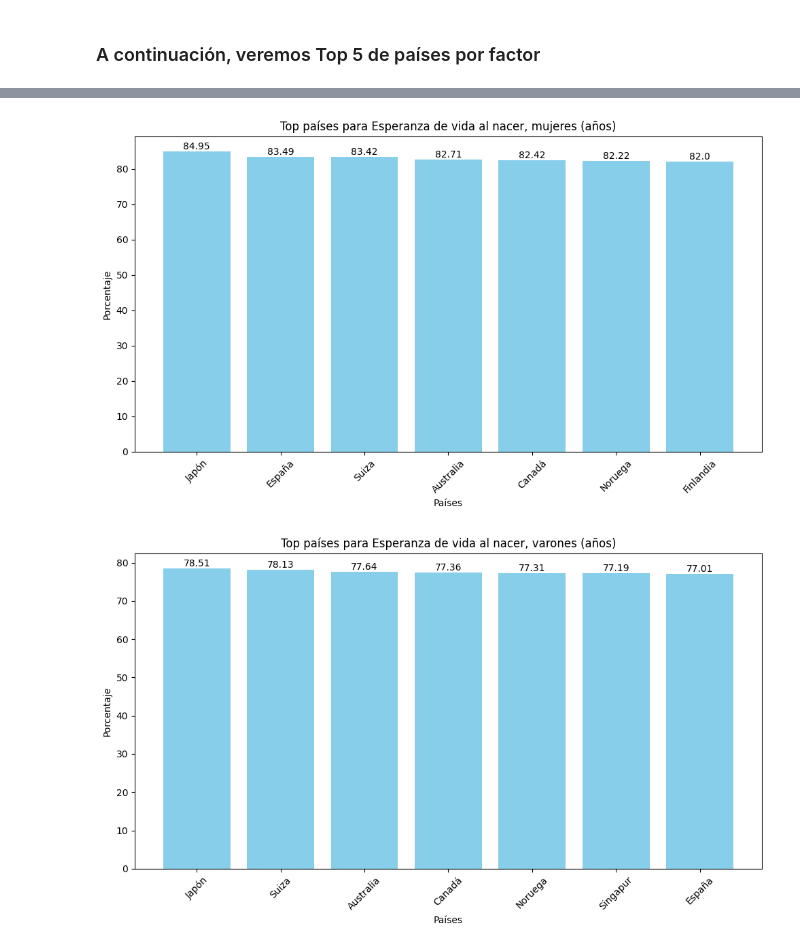
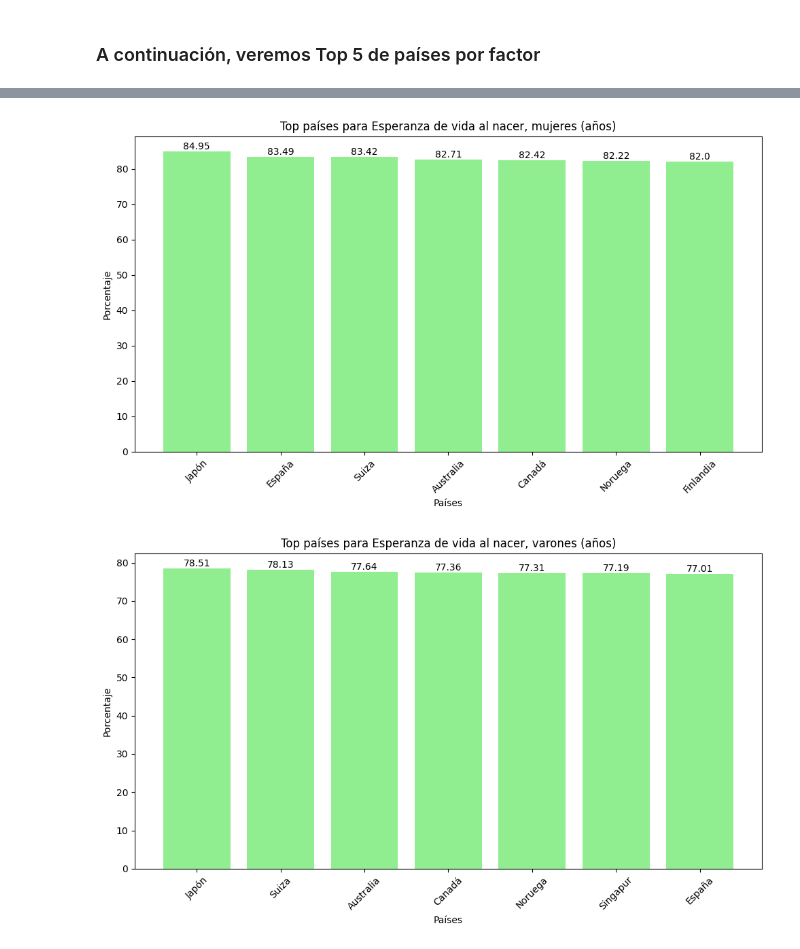
Before and after one commit to fercof87/PF-Esperanza-De-Vida, a Jupyter notebook: EDA/EDA/EDA_esperanza_vida.ipynb, the cells around one changed output, grey strips where cells are left out. Saved outputs shown, nothing was run; the diff lists cells and outputs as text; code cells hidden in the pictures.

```diff
--- a/EDA/EDA/EDA_esperanza_vida.ipynb
+++ b/EDA/EDA/EDA_esperanza_vida.ipynb
@@ -121,6 +121,9 @@ Cantidad de paises en estudio: 44
 | 41 | Japón |
 | 42 | Kenya |
 | 43 | Noruega |
+# %%
+df['país'] = df['país'].replace('Egipto, República Árabe de', 'Egipto')
+df['país'] = df['país'].replace('Federación de Rusia', 'Rusia')
 # %% [markdown]
 Veamos Variables se estudia
 # %%
@@ -345,7 +348,7 @@ for factor in factors:
 
     # Gráfico de barras para visualizar los top países con etiquetas de valores
     plt.figure(figsize=(10, 6))
-    bars = plt.bar(top_countries['país'], top_countries['Valor'], color='skyblue')
+    bars = plt.bar(top_countries['país'], top_countries['Valor'], color='lightgreen')
     plt.title(f'Top países para {factor}')
     plt.xlabel('Países')
     plt.ylabel('Porcentaje')
@@ -362,4 +365,4 @@ for factor in factors:
-[figure, old version]
+[figure, new version]
-[figure, old version]
+[figure, new version]
 # %%
 #df_filled.to_csv('../Data/data_esperanza_vida_c.csv', index=False)
```
Also changed, not shown: parts of 1 cell of this notebook, 10 other files.
